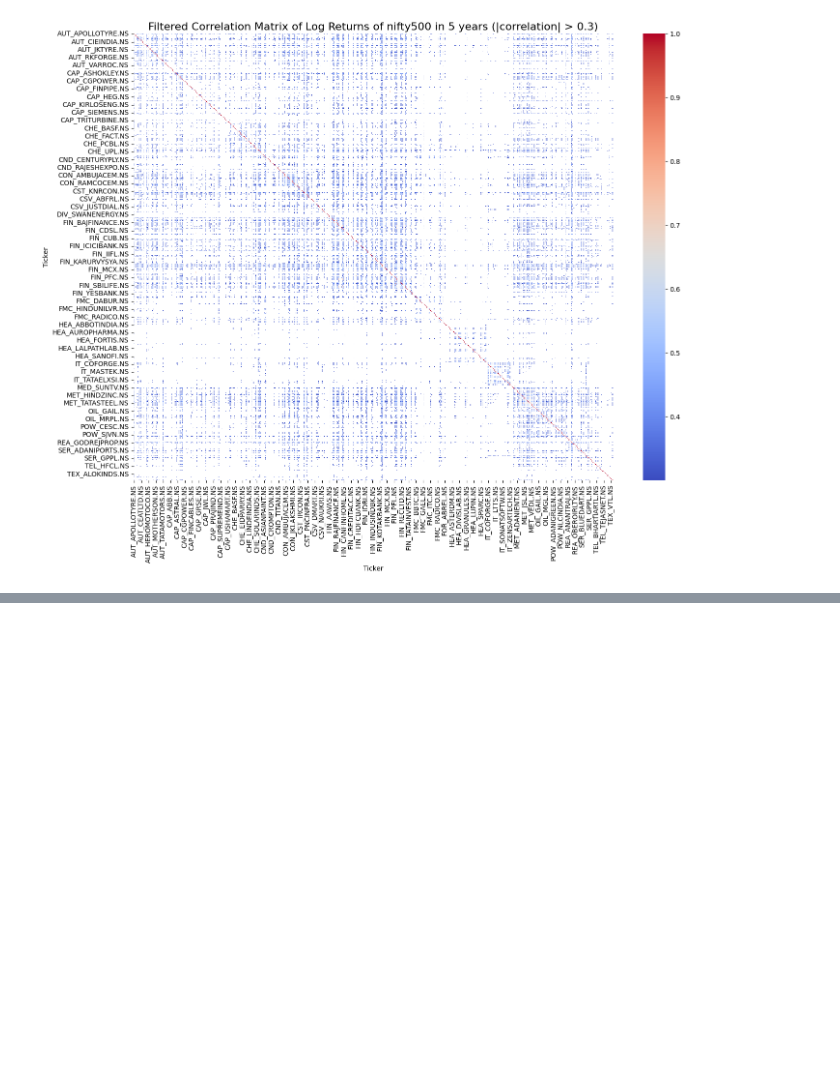
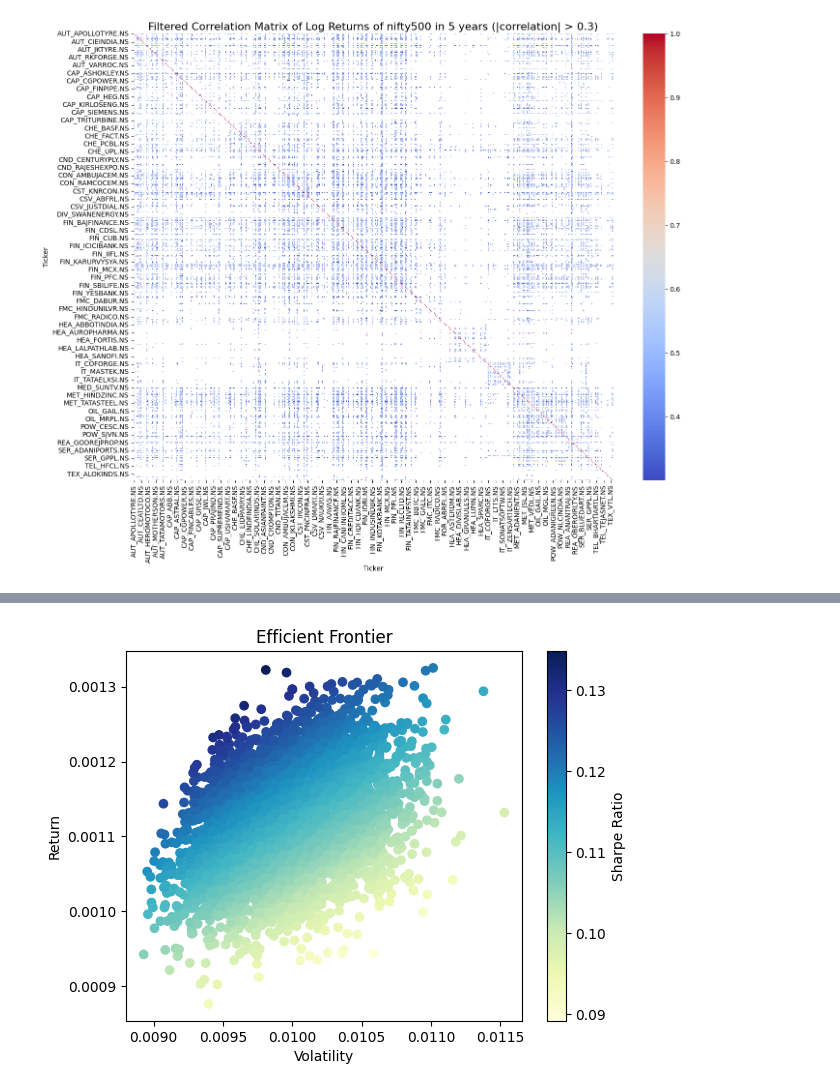
Before and after one commit to SKies2003/Graph-Theory-for-Portfolio-Optimization, a Jupyter notebook: 5 years/Project.ipynb, the cells around one changed output, grey strips where cells are left out. Cells and saved outputs as stored; diff of their text form; code cells hidden in the pictures; blank space fills up the shorter version.

```diff
--- a/5 years/Project.ipynb
+++ b/5 years/Project.ipynb
@@ -360,0 +392,28 @@ Cluster 8: ['IT_BSOFT.NS', 'IT_COFORGE.NS', 'IT_CYIENT.NS', 'IT_HCLTECH.NS', 'IT
+# %%
+# Generate random portfolios to plot efficient frontier
+num_portfolios = 5000
+results = np.zeros((3, num_portfolios))
+
+for i in range(num_portfolios):
+    # Random weights for each portfolio
+    weights = np.random.random(num_stocks)
+    weights /= np.sum(weights)
+
+    # Portfolio return and volatility
+    port_return = sum(weights[j] * mean_returns[selected_stock] for j, selected_stock in enumerate(selected_stocks.values()))
+    port_volatility = np.sqrt(np.dot(weights.T, np.dot(log_returns.cov().loc[selected_stocks.values(), selected_stocks.values()], weights)))
+
+    # Store results
+    results[0, i] = port_return
+    results[1, i] = port_volatility
+    results[2, i] = results[0, i] / results[1, i]  # Sharpe Ratio
+
+# Plot the efficient frontier
+plt.scatter(results[1, :], results[0, :], c=results[2, :], cmap='YlGnBu', marker='o')
+plt.title('Efficient Frontier')
+plt.xlabel('Volatility')
+plt.ylabel('Return')
+plt.colorbar(label='Sharpe Ratio')
+plt.show()
+# %% [output]
+[figure, added]
```
Also changed, not shown: parts of 12 cells of this notebook.
